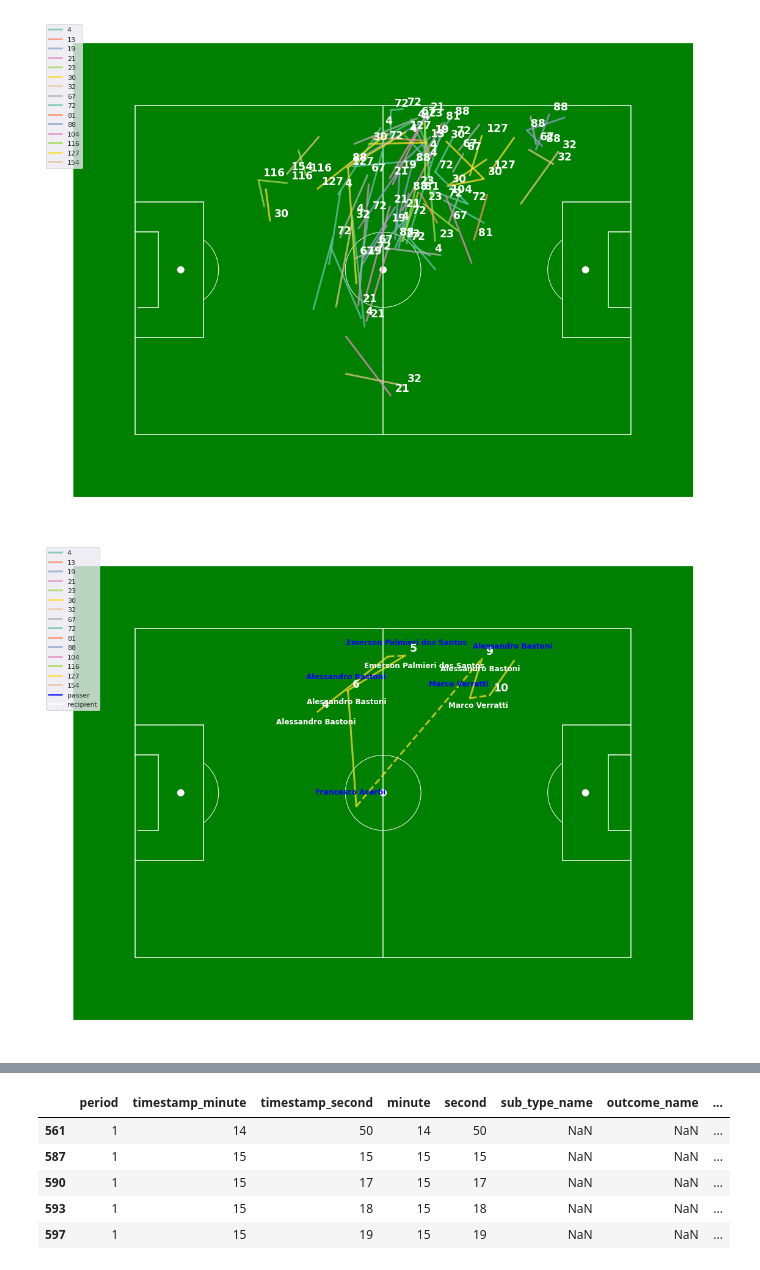
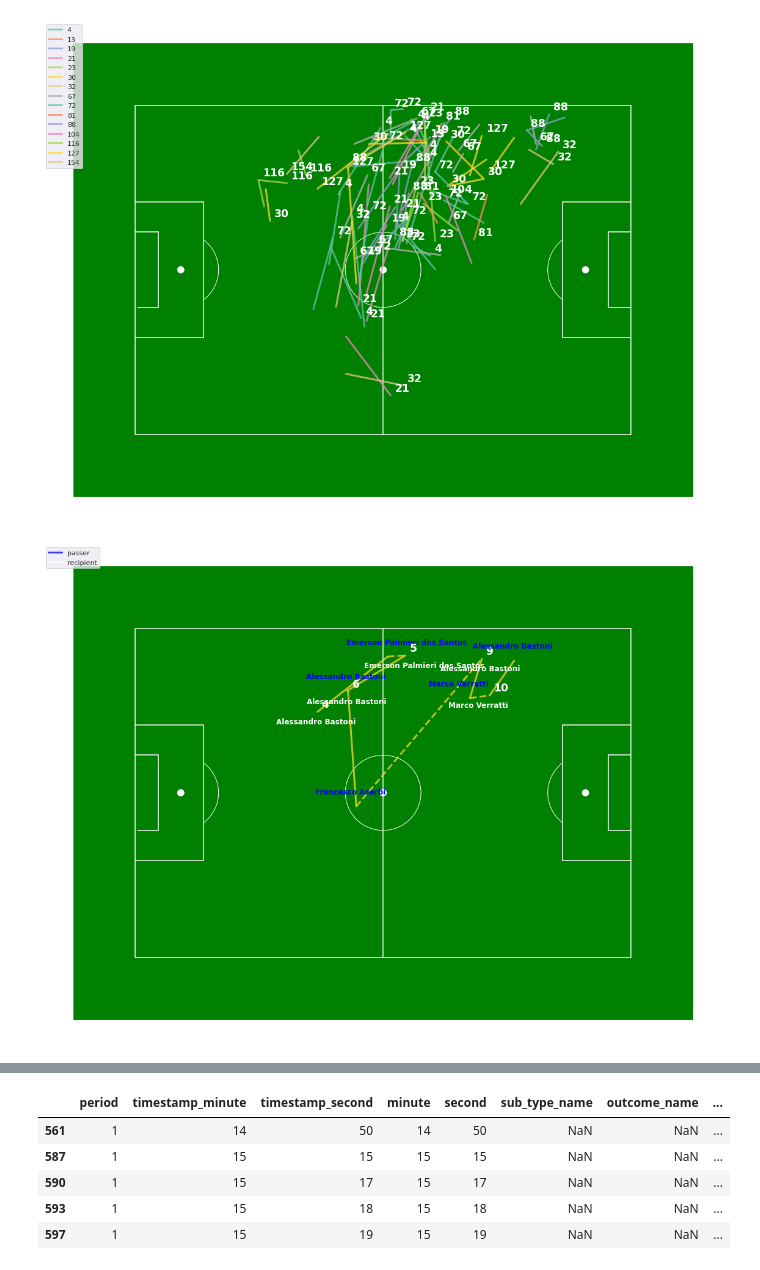
Before and after one commit to aegonwolf/socceranalytics, a Jupyter notebook: new-charts.ipynb, the cells around one changed output, grey strips where cells are left out. Cells and saved outputs as stored; diff of their text form; code cells hidden in the pictures.

Commit message:
Kaggle Notebook | New Charts | Version 10

```diff
--- a/new-charts.ipynb
+++ b/new-charts.ipynb
@@ -593,34 +593,34 @@ plt.savefig('cluster5_poss_group.png')
 # %%
 end_x, end_y = -1, -1
 fig, ax = create_pitch(120, 80,'white')
 for index, pass_ in cluster5.iterrows():
     if (index < 0) or (pass_.possession != 127):
         continue
     x, y = pass_['x'], pass_['y']
     y = 80 - y
     if (end_x != -1):
         ax.plot([end_x, x], [end_y, y], linewidth = 3, linestyle = 'dashed', alpha = 0.75, color = color)
 
     end_x, end_y = pass_['end_x'], pass_['end_y']
 
     end_y = 80 - end_y
     color = color_map[pass_['possession']]
     ax.plot([x, end_x], [y, end_y], linewidth = 3, alpha = 0.75, color = color)
     plt.text((x+1),y+1,pass_.p_count, color = "white", fontweight = 'bold', fontsize = 'x-large')
     plt.text((x-10),y-3,pass_.player_name, color = "white", fontweight = 'bold', fontsize = 'medium')
     plt.text((end_x-10),end_y+3,pass_.pass_recipient_name, color = "blue", fontweight = 'bold', fontsize = 'medium')
 
 
-for c in color_labels:
-    ax.plot(x, y, linewidth = 3, color = color_map[c], alpha = 0.75, label = c)
+# for c in color_labels:
+#     ax.plot(x, y, linewidth = 3, color = color_map[c], alpha = 0.75, label = c)
 
 for a, b in zip(['blue', 'white'], ['passer', 'recipient']):
     ax.plot(x, y, linewidth = 3, color = a, alpha = 0.75, label = b)
 ax.legend(loc = 'upper left')
 
 plt.savefig('cluster5_127.png')
 # %% [output]
-[figure, old version]
+[figure, new version]
 # %%
 end_x, end_y = -1, -1
 fig, ax = create_pitch(120, 80,'white')
```
Also changed, not shown: parts of 5 cells of this notebook.
